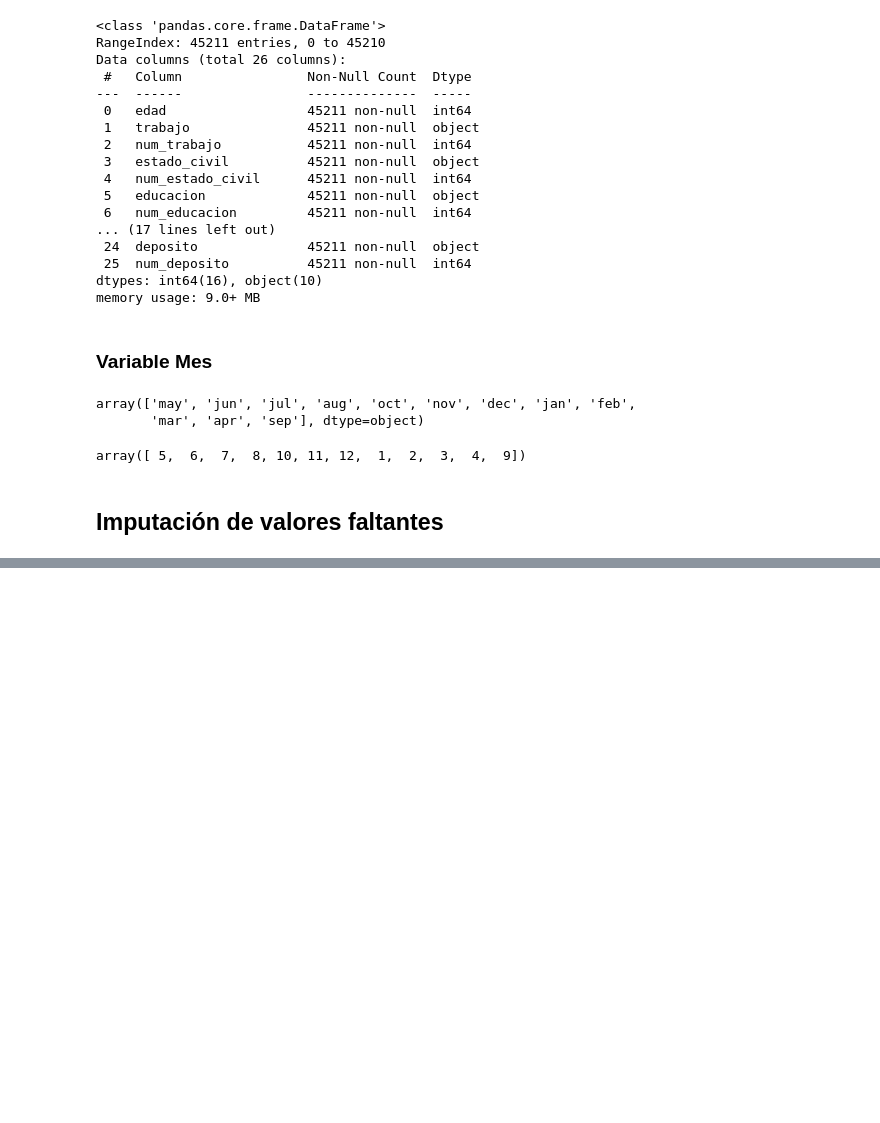
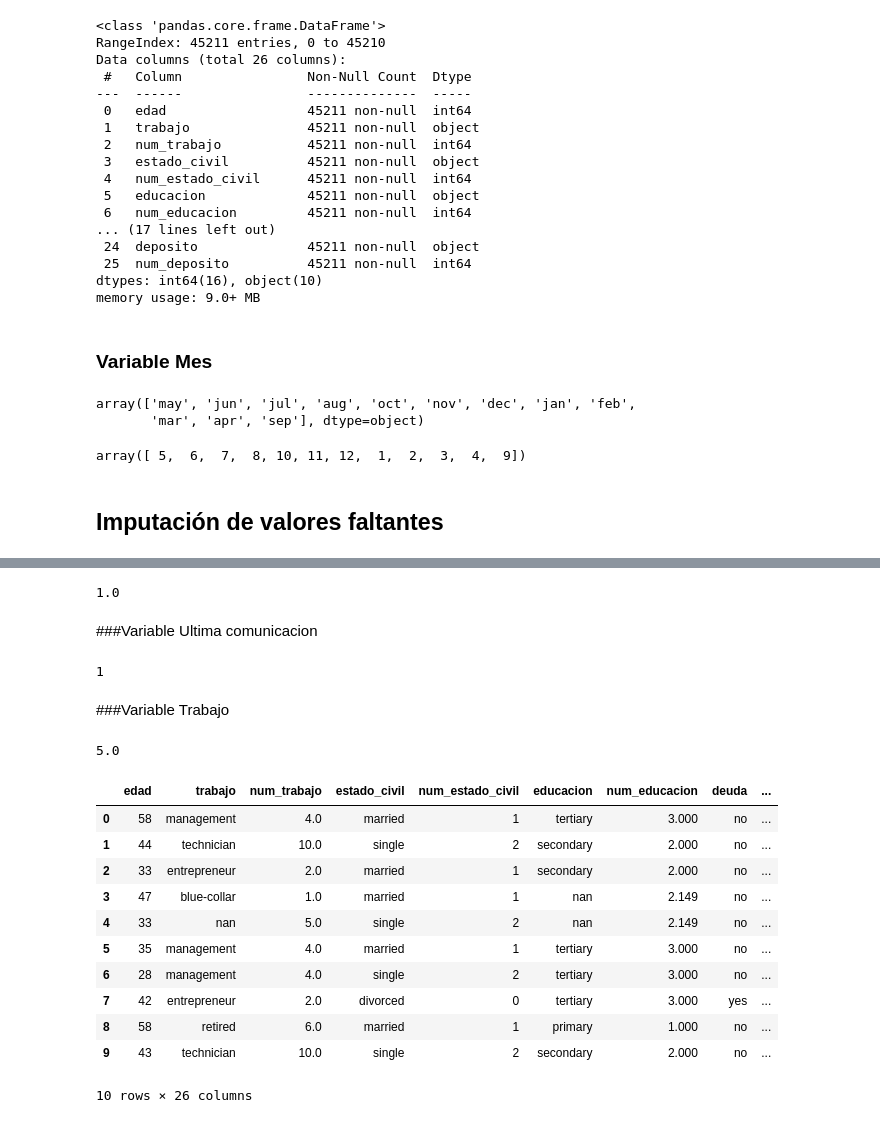
Before and after one commit to Marcelooyola/UDAMod5, a Jupyter notebook: trabajo_final.ipynb, the cells around one changed output, grey strips where cells are left out. Saved outputs shown, nothing was run; the diff lists cells and outputs as text; code cells hidden in the pictures; blank space fills up the shorter version.

```diff
--- a/trabajo_final.ipynb
+++ b/trabajo_final.ipynb
@@ -784,0 +810,8 @@ array([ 5,  6,  7,  8, 10, 11, 12,  1,  2,  3,  4,  9])
+# %%
+imputacion = SimpleImputer(missing_values = 0, strategy = 'mean')
+
+analisis.num_educacion = imputacion.fit_transform(analisis[['num_educacion']])
+
+analisis.num_educacion = round(analisis.num_educacion,3)
+
+analisis.num_educacion[3]
@@ -784,0 +822,43 @@ array([ 5,  6,  7,  8, 10, 11, 12,  1,  2,  3,  4,  9])
+# %%
+imputacion = SimpleImputer(missing_values = 0, strategy = 'median')
+
+analisis.num_resultado_ant = imputacion.fit_transform(analisis[['num_resultado_ant']])
+
+analisis.num_resultado_ant[4]
+# %% [output]
+1.0
+# %% [markdown]
+###Variable Ultima comunicacion
+# %%
+imputacion = SimpleImputer(missing_values = 0, strategy = 'most_frequent')
+
+analisis.num_ultimo_contacto = imputacion.fit_transform(analisis[['num_ultimo_contacto']])
+
+analisis.num_ultimo_contacto[0]
+# %% [output]
+1
+# %% [markdown]
+###Variable Trabajo
+# %%
+imputacion = KNNImputer(n_neighbors=2, missing_values=0, weights="uniform")
+
+analisis.num_trabajo = imputacion.fit_transform(analisis[["num_trabajo"]])
+
+analisis.num_trabajo[4]
+# %% [output]
+5.0
+# %%
+analisis.head(10)
+# %% [output]
+|  | edad | trabajo | num_trabajo | estado_civil | num_estado_civil | educacion | num_educacion | deuda | ... |
+| 0 | 58 | management | 4.0 | married | 1 | tertiary | 3.000 | no | ... |
+| 1 | 44 | technician | 10.0 | single | 2 | secondary | 2.000 | no | ... |
+| 2 | 33 | entrepreneur | 2.0 | married | 1 | secondary | 2.000 | no | ... |
+| 3 | 47 | blue-collar | 1.0 | married | 1 | nan | 2.149 | no | ... |
+| 4 | 33 | nan | 5.0 | single | 2 | nan | 2.149 | no | ... |
+| 5 | 35 | management | 4.0 | married | 1 | tertiary | 3.000 | no | ... |
+| 6 | 28 | management | 4.0 | single | 2 | tertiary | 3.000 | no | ... |
+| 7 | 42 | entrepreneur | 2.0 | divorced | 0 | tertiary | 3.000 | yes | ... |
+| 8 | 58 | retired | 6.0 | married | 1 | primary | 1.000 | no | ... |
+| 9 | 43 | technician | 10.0 | single | 2 | secondary | 2.000 | no | ... |
+10 rows × 26 columns
```
Also changed, not shown: parts of 8 cells of this notebook.
